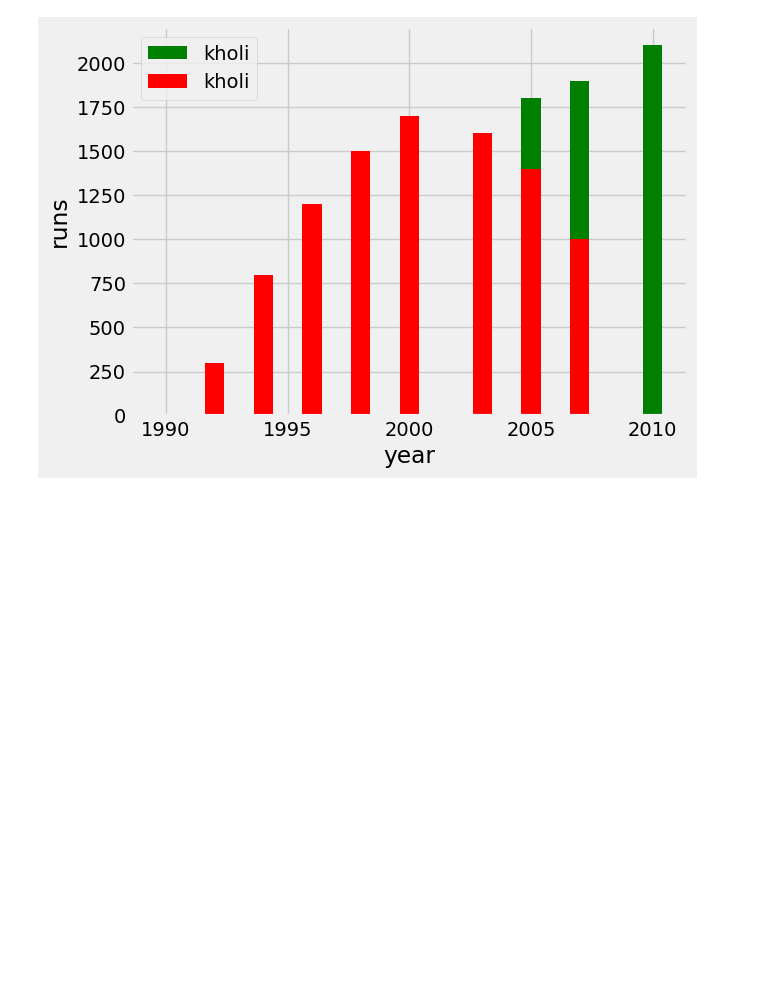
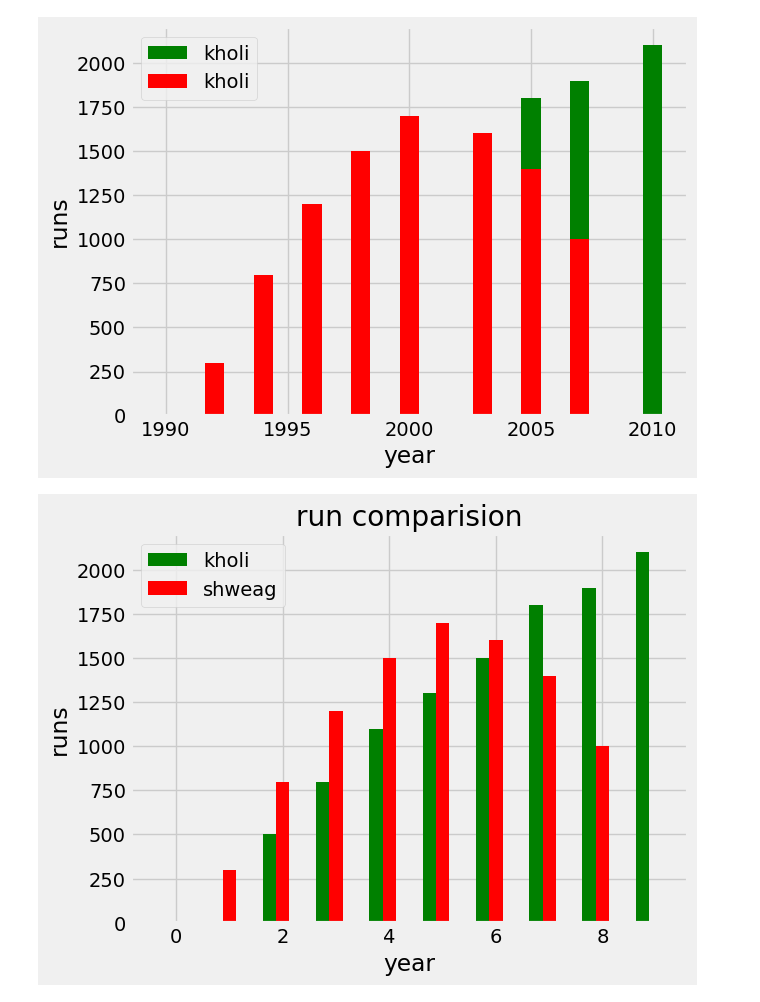
Before and after one commit to piyush332020/jupyter_notebook, a Jupyter notebook: matplotlib/barplot.ipynb, the cells around one changed output. Cells and saved outputs as stored; diff of their text form; code cells hidden in the pictures; blank space fills up the shorter version.

```diff
--- a/matplotlib/barplot.ipynb
+++ b/matplotlib/barplot.ipynb
@@ -20,11 +20,18 @@ plt.grid(True)
 np.arange(len(years))
 width=0.25
 # %%
+x=np.arange(len(years))
+width=0.25
+
 plt.bar(x-width,kohli ,label='kholi',width=width,color="green" )
-plt.bar(xkohli ,label='kholi',width=width,color="green" )
-plt.bar(years,sehwag ,label='shweag' ,color="red" )
+plt.bar(x,sehwag ,label='shweag',width=width,color="red" )
+
+
 plt.xlabel("year")
 plt.ylabel("runs")
+plt.title("run comparision")
 plt.legend()
 plt.style.use('fivethirtyeight')
 plt.grid(True)
+# %% [output]
+[figure, added]
```
